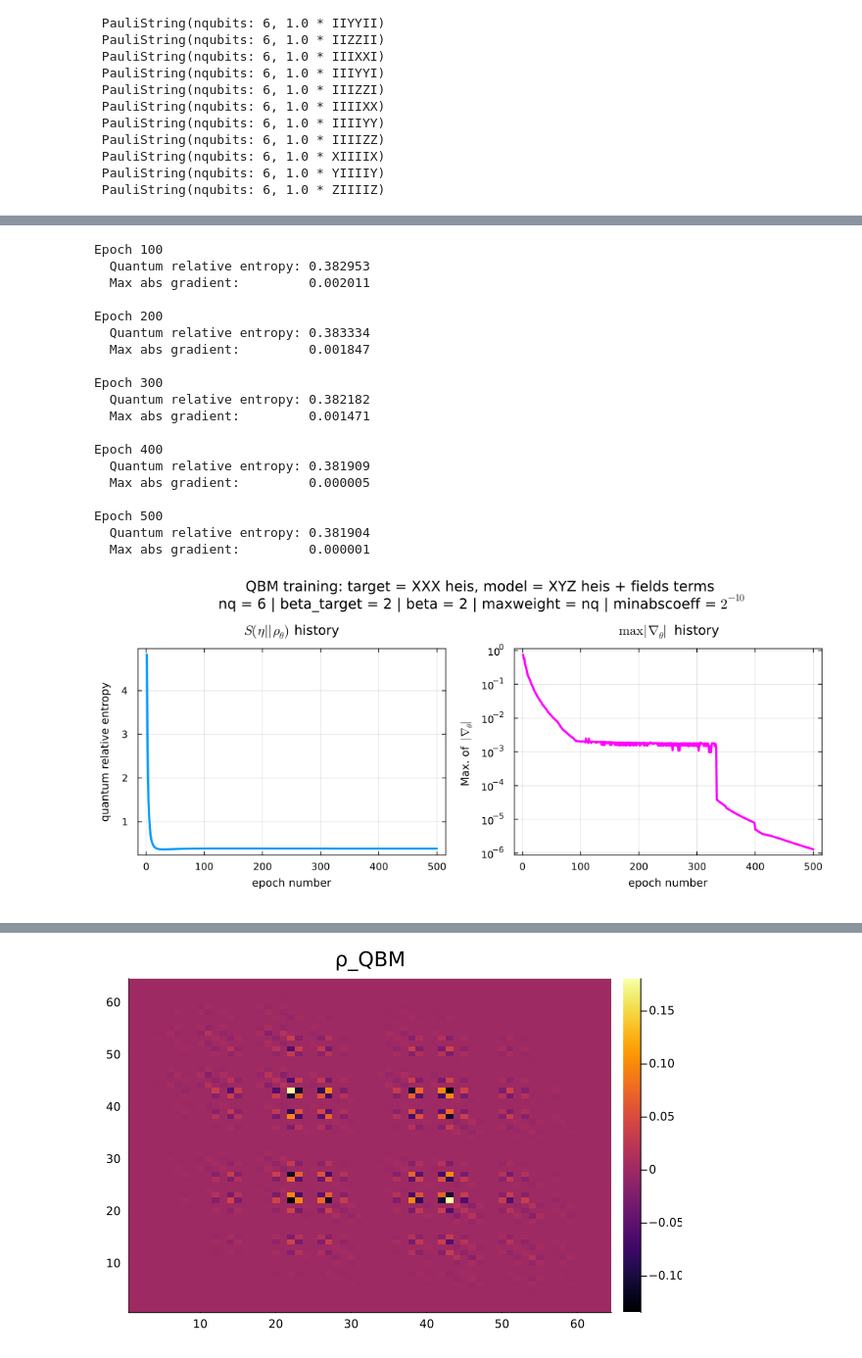
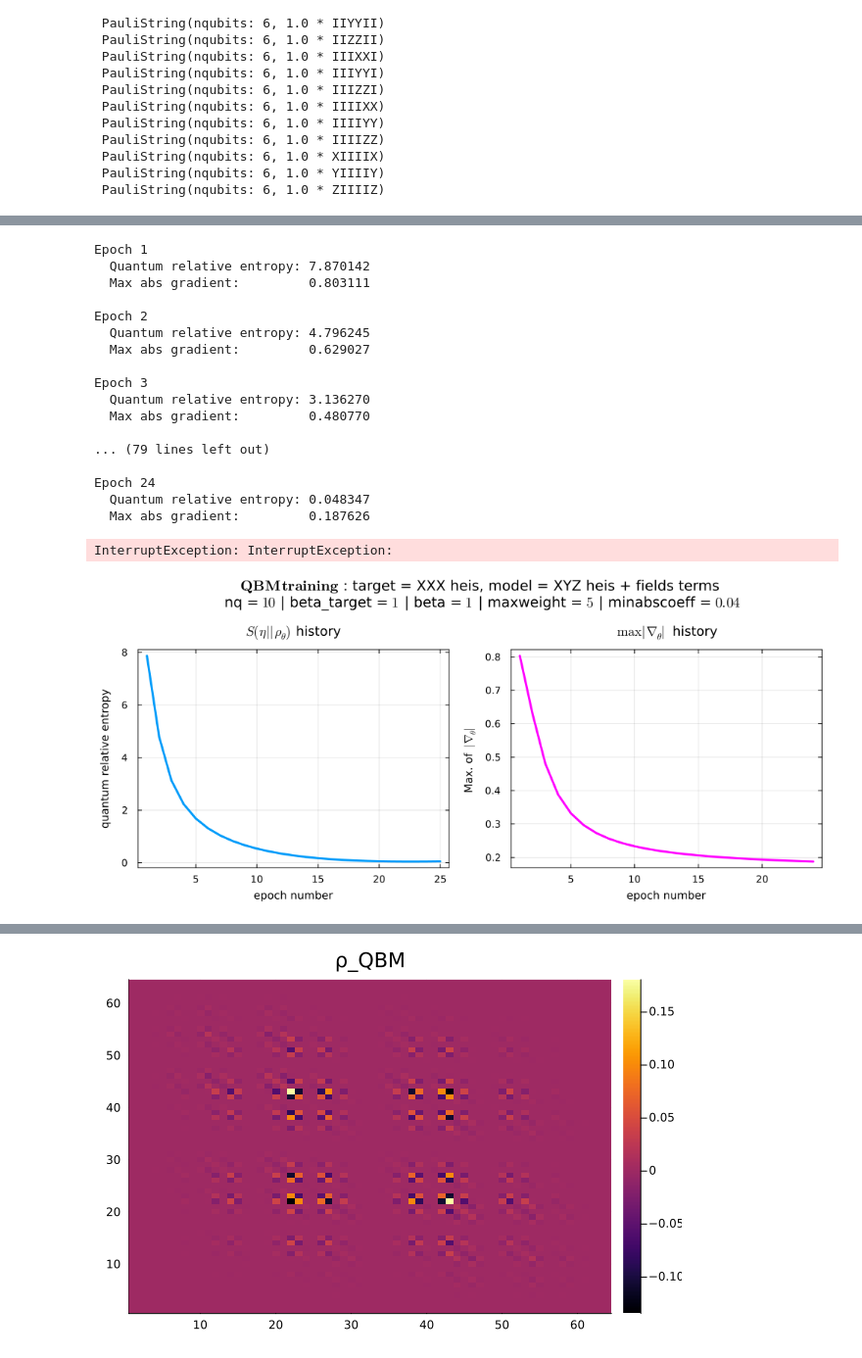
Before and after one commit to Michele-Minervini/PauliSampling.jl, a Jupyter notebook: numerics/quantumboltzmannmachines/2-keppen-results.ipynb, the cells around one changed output, grey strips where cells are left out. Shown at 98% size. Cells and saved outputs as stored; diff of their text form; code cells hidden in the pictures.

```diff
--- a/numerics/quantumboltzmannmachines/2-keppen-results.ipynb
+++ b/numerics/quantumboltzmannmachines/2-keppen-results.ipynb
@@ -405,8 +390,8 @@ for epoch in 1:epochs
     # Create thermal state
     circuit, theta = paulistringtocircuit(qbm_xyz)
     num_layers = 100
-    max_weight = n
-    min_abs_coeff = 2^-10
+    max_weight = 5
+    min_abs_coeff = 1e-10
     rho = makethermalstate(n, circuit, theta, num_layers;
                                     max_weight=max_weight, min_abs_coeff=min_abs_coeff)
     rho_matrix = paulistringtomatrix(rho)
@@ -419,7 +404,7 @@ for epoch in 1:epochs
     updatehamiltonian!(qbm_xyz, grads, gamma)
 
     # --- Diagnostics ---
-    if epoch % 100 == 0
+    if epoch % 1 == 0
         @printf("\nEpoch %d\n", epoch)
         @printf("  Quantum relative entropy: %.6f\n", qre_hist[end])
         @printf("  Max abs gradient:         %.6f\n", maximum(grad_hist[end]))
@@ -432,25 +417,24 @@ for epoch in 1:epochs
     end
 end
 # %% [output]
-Epoch 100
-  Quantum relative entropy: 0.382953
-  Max abs gradient:         0.002011
+Epoch 1
+  Quantum relative entropy: 7.870142
+  Max abs gradient:         0.803111
 
-Epoch 200
-  Quantum relative entropy: 0.383334
-  Max abs gradient:         0.001847
+Epoch 2
+  Quantum relative entropy: 4.796245
+  Max abs gradient:         0.629027
 
-Epoch 300
-  Quantum relative entropy: 0.382182
-  Max abs gradient:         0.001471
+Epoch 3
+  Quantum relative entropy: 3.136270
+  Max abs gradient:         0.480770
 
-Epoch 400
-  Quantum relative entropy: 0.381909
-  Max abs gradient:         0.000005
+... (79 lines left out)
 
-Epoch 500
-  Quantum relative entropy: 0.381904
-  Max abs gradient:         0.000001
+Epoch 24
+  Quantum relative entropy: 0.048347
+  Max abs gradient:         0.187626
+InterruptException: InterruptException:
 # %%
 gr()
 
@@ -469,37 +453,37 @@ p1 = plot(qre_hist,
 
 # ---- Second plot ----
 p2 = plot([maximum(g) for g in grad_hist],
-    yaxis = :log10,
+    # yaxis = :log10,
     xlabel = "epoch number",
     ylabel = "Max. of  " * L"|\!\nabla\!_\theta|",
     title = "\n" * "\n" * string(L"\max |\!\nabla\!_\theta|", " history"),
     legend = false,
     color = :fuchsia,
     lw = 3,
     titlefont = font(12),
     guidefont = font(10),
     tickfont = font(9),
     margin = 5mm)
 
 # ---- Combine side by side ----
 combined = plot(
     p1, p2,
     layout = (1, 2),
     size = (1000, 450),
-    plot_title = "QBM training: target = XXX heis, model = XYZ heis + fields terms\n nq = 6 | beta_target = 2 | beta = 2 | maxweight = nq | minabscoeff = " * L"2^{-10}",
+    plot_title = L"\textbf{QBM training}" * " : target = XXX heis, model = XYZ heis + fields terms\n nq = " * L"10" * " | beta_target = " * L"1" * " | beta = " * L"1" * " | maxweight = " * L"5" * " | minabscoeff = " * L"0.04",
     plot_titlefont = font(13),
-    bottom_margin = 9mm,
+    bottom_margin = 5mm,
     left_margin = 5mm,
     right_margin = 1mm,
     top_margin = 10mm,
     framestyle = :box,
     titleloc = :center,
     spacing = 10mm
 )
 
 display(combined)
 # %% [output]
-[figure, old version]
+[figure, new version]
 # %%
 @printf("Learnt hamiltonian:")
 qbm_xyz
```
Also changed, not shown: parts of 15 cells of this notebook, 23 other files.
